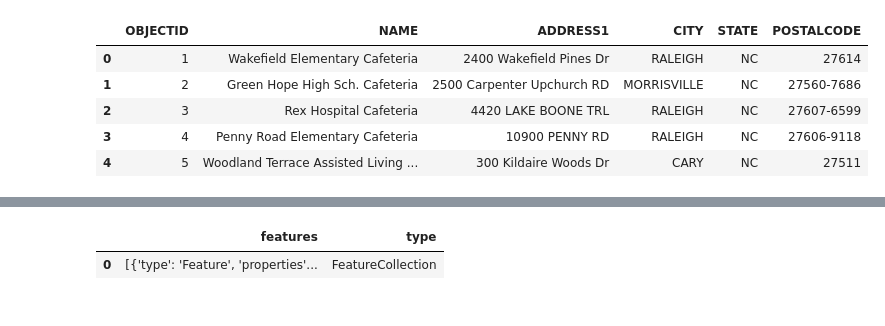
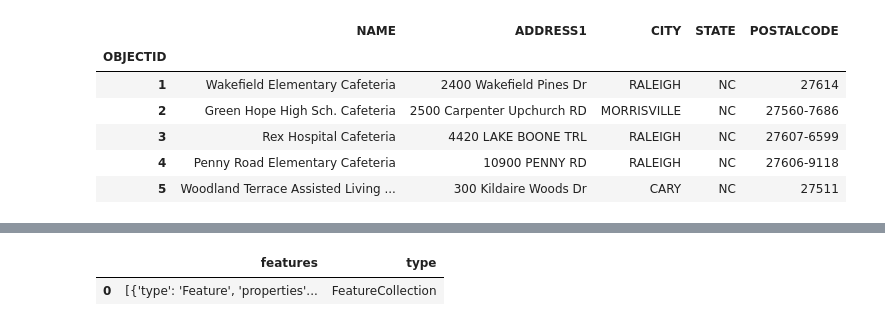
Before and after one commit to licia858/ETLProject, a Jupyter notebook: ETL Project.ipynb, the cells around one changed output, grey strips where cells are left out. Drawn from its saved outputs; the diff is of its cells as text; code cells hidden in the pictures.

```diff
--- a/ETL Project.ipynb
+++ b/ETL Project.ipynb
@@ -19,12 +19,14 @@ restaurant_df.head()
 | 4 | 5 | 4092160021 | Woodland Terrace Assisted Living ... | 300 Kildaire Woods Dr | NaN | CARY | NC | 27511 | (919) 465-0356 | ... |
 # %%
 #cleaned by selecting columns needs
-updated_restaurant_df= restaurant_df[['OBJECTID', 'NAME', 'ADDRESS1', 'CITY', 'STATE', 'POSTALCODE']]
+updated_restaurant_df= restaurant_df[['OBJECTID',  'NAME', 'ADDRESS1', 'CITY', 'STATE', 'POSTALCODE']]
+updated_restaurant_df=updated_restaurant_df.set_index('OBJECTID')
 updated_restaurant_df.head()
 # %% [output]
-|  | OBJECTID | NAME | ADDRESS1 | CITY | STATE | POSTALCODE |
-| 0 | 1 | Wakefield Elementary Cafeteria | 2400 Wakefield Pines Dr | RALEIGH | NC | 27614 |
-| 1 | 2 | Green Hope High Sch. Cafeteria | 2500 Carpenter Upchurch RD | MORRISVILLE | NC | 27560-7686 |
-| 2 | 3 | Rex Hospital Cafeteria | 4420 LAKE BOONE TRL | RALEIGH | NC | 27607-6599 |
-| 3 | 4 | Penny Road Elementary Cafeteria | 10900 PENNY RD | RALEIGH | NC | 27606-9118 |
-| 4 | 5 | Woodland Terrace Assisted Living ... | 300 Kildaire Woods Dr | CARY | NC | 27511 |
+|  | NAME | ADDRESS1 | CITY | STATE | POSTALCODE |
+| OBJECTID |  |  |  |  |  |
+| 1 | Wakefield Elementary Cafeteria | 2400 Wakefield Pines Dr | RALEIGH | NC | 27614 |
+| 2 | Green Hope High Sch. Cafeteria | 2500 Carpenter Upchurch RD | MORRISVILLE | NC | 27560-7686 |
+| 3 | Rex Hospital Cafeteria | 4420 LAKE BOONE TRL | RALEIGH | NC | 27607-6599 |
+| 4 | Penny Road Elementary Cafeteria | 10900 PENNY RD | RALEIGH | NC | 27606-9118 |
+| 5 | Woodland Terrace Assisted Living ... | 300 Kildaire Woods Dr | CARY | NC | 27511 |
```
Also changed, not shown: parts of 3 cells of this notebook.
